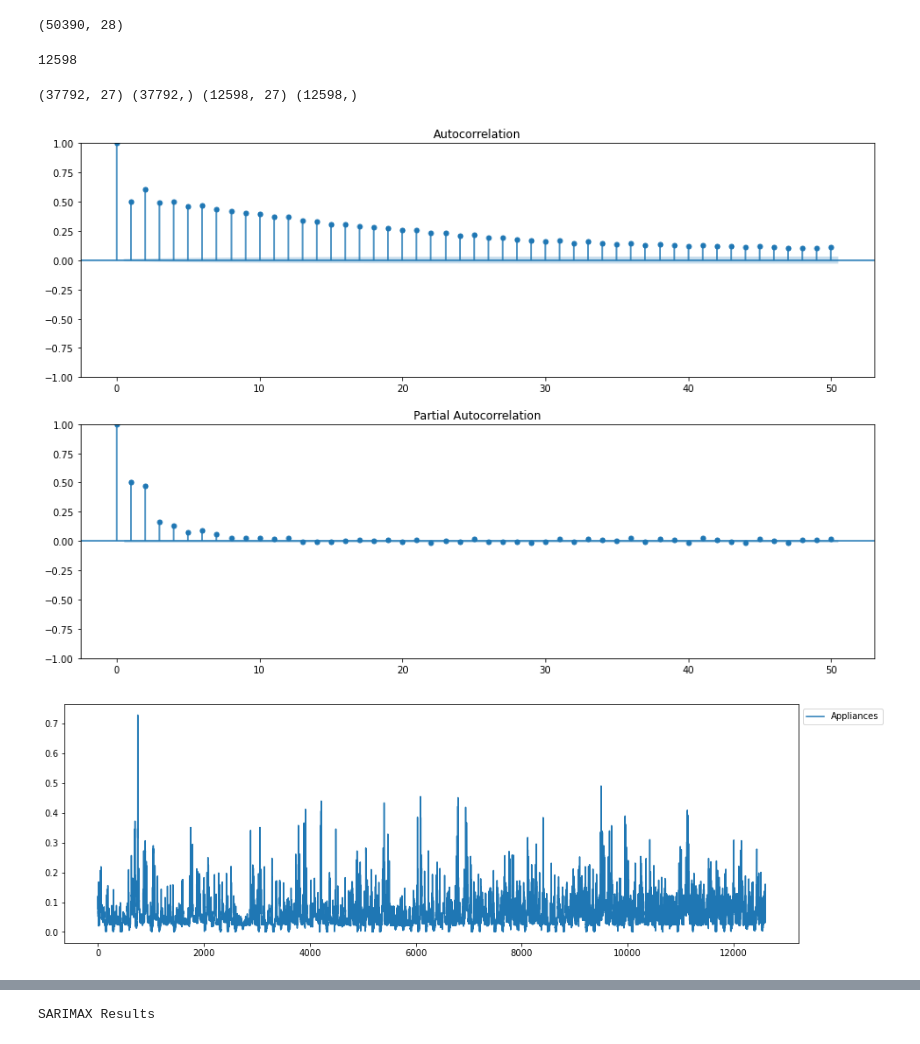
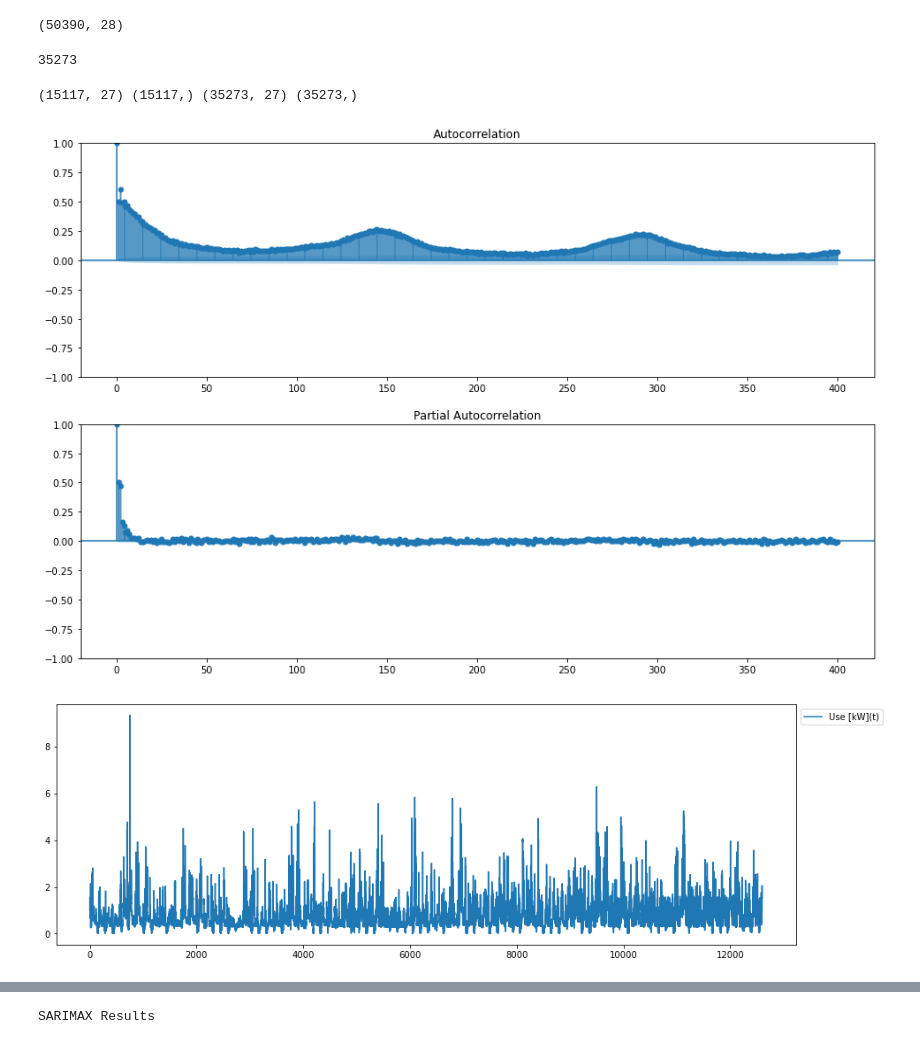
Before and after one commit to MatheusCascalho/Appliance-Energy-Prediction, a Jupyter notebook: notebooks/experimentos_artigo/kaggle_appliances/SARIMAX.ipynb, the cells around one changed output, grey strips where cells are left out. Drawn from its saved outputs; the diff is of its cells as text; code cells hidden in the pictures.

```diff
--- a/notebooks/experimentos_artigo/kaggle_appliances/SARIMAX.ipynb
+++ b/notebooks/experimentos_artigo/kaggle_appliances/SARIMAX.ipynb
@@ -84,10 +84,10 @@ list_cols = list(cols)
 # normalize features
 scaler = MinMaxScaler()
 scaled = scaler.fit_transform(values)
-df_scaled = pd.DataFrame(scaled, columns=list_cols)
+data_scaled = pd.DataFrame(scaled, columns=list_cols)
 # frame as supervised learning
-data = series_to_supervised_miso(df_scaled, 1, 1,endog_var='use [kW]')
-data.head()
+data_scaled = series_to_supervised_miso(data_scaled, 1, 1,endog_var='use [kW]')
+data_scaled.head()
 # %% [output]
 |  | use [kW](t-1) | gen [kW](t-1) | Dishwasher [kW](t-1) | Furnace 1 [kW](t-1) | Furnace 2 [kW](t-1) | ... |
 | 1 | 0.072766 | 0.005898 | 0.000024 | 0.010888 | 0.077812 | ... |
@@ -96,3 +96,6 @@ data.head()
 | 4 | 0.092901 | 0.005221 | 0.000155 | 0.205963 | 0.077770 | ... |
 | 5 | 0.123413 | 0.005193 | 0.000036 | 0.011606 | 0.857565 | ... |
 5 rows × 28 columns
+# %%
+data = series_to_supervised_miso(data, 1, 1,endog_var='use [kW]')
+data.head()
@@ -107,26 +131,36 @@ values.shape
 (50390, 28)
 # %%
 values = data.values
-train_size=int(len(values)*0.75)
+train_size=int(len(values)*0.30)
 test_size = int(len(values)) - train_size
 print(test_size)
 # %% [output]
-12598
+35273
 # %%
 # split into train and test sets
-train_X, train_y = values[:train_size], values[:train_size]
-test_X, test_y = values[train_size:], values[train_size:]
+train_X, train_y = data.loc[:,'use [kW](t-1)':'precipProbability(t-1)'].values[:train_size], data['use [kW](t-1)'].values[:train_size]
+test_X, test_y = data.loc[:,'use [kW](t-1)':'precipProbability(t-1)'].values[train_size:], data['use [kW](t)'].values[train_size:]
+
+train_y.reshape(-1)
+test_y.reshape(-1)
+
+
+# train_X, train_y = data_scaled.loc[:,'use [kW](t-1)':'precipProbability(t-1)'].values[:train_size], data_scaled['use [kW](t-1)'].values[:train_size]
+# test_X, test_y = data_scaled.loc[:,'use [kW](t-1)':'precipProbability(t-1)'].values[train_size:], data_scaled['use [kW](t)'].values[train_size:]
+
+# train_y.reshape(-1)
+# test_y.reshape(-1)
 
 # split into input (all columns exceptc last one) and outputs (last column)
-train_X, train_y = train_X[:, :-1], train_y[:, -1]
-test_X, test_y = test_X[:, :-1], test_y[:, -1]
+# train_X, train_y = train_X[:, :-1], train_y[:, -1]
+# test_X, test_y = test_X[:, :-1], test_y[:, -1]
 
-# reshape input to be 3D [samples, timesteps, features]; each line turns into an 'sub-array'
-train_X = train_X.reshape((train_X.shape[0],train_X.shape[1]))
-test_X = test_X.reshape((test_X.shape[0],test_X.shape[1]))
+# # reshape input to be 3D [samples, timesteps, features]; each line turns into an 'sub-array'
+# train_X = train_X.reshape((train_X.shape[0],train_X.shape[1]))
+# test_X = test_X.reshape((test_X.shape[0],test_X.shape[1]))
 print(train_X.shape, train_y.shape, test_X.shape, test_y.shape)
 # %% [output]
-(37792, 27) (37792,) (12598, 27) (12598,)
+(15117, 27) (15117,) (35273, 27) (35273,)
 # %%
 # cols = data.columns
 # list_cols_exog = list(cols)
@@ -148,16 +182,16 @@ print(train_X.shape, train_y.shape, test_X.shape, test_y.shape)
 # %%
 #Correlograms
 fig,ax= plt.subplots(2,1, figsize=(15,10))
-fig=sm.tsa.graphics.plot_acf(train_y, lags=50, ax=ax[0])
-fig=sm.tsa.graphics.plot_pacf(train_y, lags=50, ax=ax[1])
+fig=sm.tsa.graphics.plot_acf(train_y, lags=400, ax=ax[0])
+fig=sm.tsa.graphics.plot_pacf(train_y, lags=400, ax=ax[1])
 plt.show()
 # %% [output]
-[figure, old version]
+[figure, new version]
 # %%
 fig, ax = plt.subplots(nrows=1, ncols=1, figsize=[15, 5])
-ax.plot(test_y, label='Appliances')
+ax.plot(test_y, label='Use [kW](t)')
 handles, labels = ax.get_legend_handles_labels()
 lgd = ax.legend(handles, labels, loc=2, bbox_to_anchor=(1, 1))
 plt.show()
 # %% [output]
-[figure, old version]
+[figure, new version]
```
Also changed, not shown: parts of 18 cells of this notebook, 8 other files.
